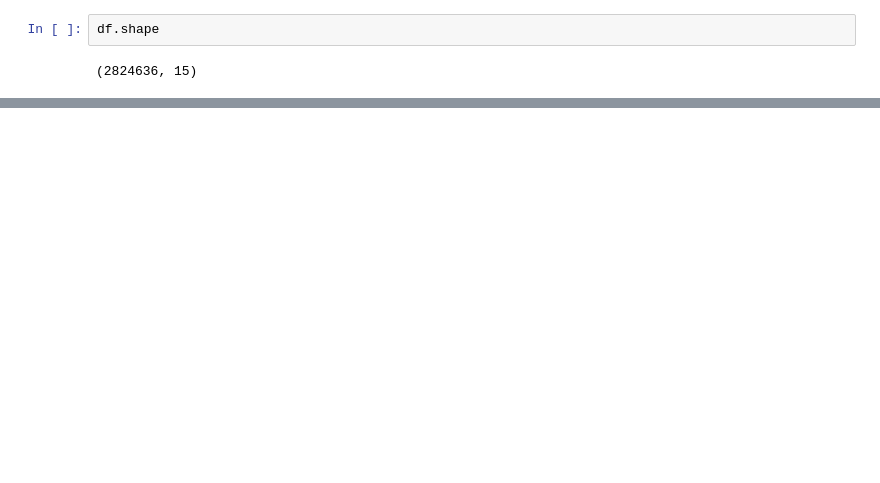
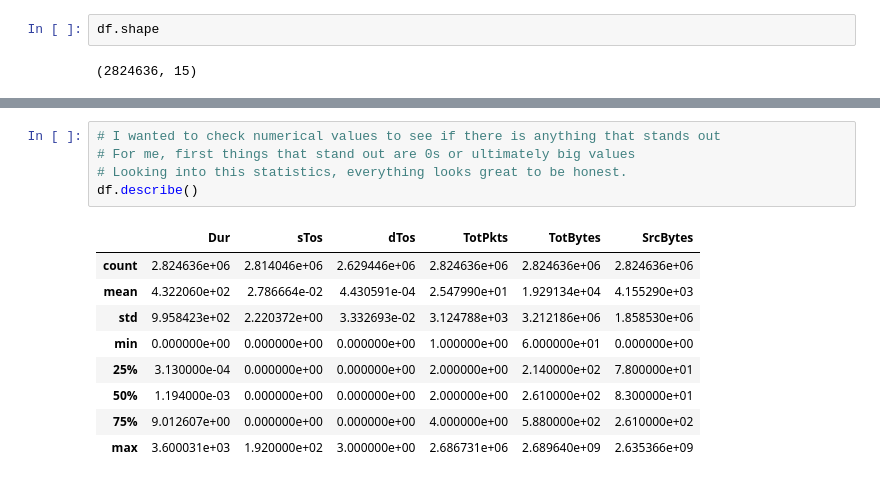
Before and after one commit to Ch3ddarr/dsb_capstone, a Jupyter notebook: capstone2/02_EDA.ipynb, the cells around one changed output, grey strips where cells are left out. Drawn from its saved outputs; the diff is of its cells as text; blank space fills up the shorter version.

```diff
--- a/capstone2/02_EDA.ipynb
+++ b/capstone2/02_EDA.ipynb
@@ -39,0 +149,15 @@ df.head()
+# %%
+# I wanted to check numerical values to see if there is anything that stands out
+# For me, first things that stand out are 0s or ultimately big values
+# Looking into this statistics, everything looks great to be honest.
+df.describe()
+# %% [output]
+|  | Dur | sTos | dTos | TotPkts | TotBytes | SrcBytes |
+| count | 2.824636e+06 | 2.814046e+06 | 2.629446e+06 | 2.824636e+06 | 2.824636e+06 | 2.824636e+06 |
+| mean | 4.322060e+02 | 2.786664e-02 | 4.430591e-04 | 2.547990e+01 | 1.929134e+04 | 4.155290e+03 |
+| std | 9.958423e+02 | 2.220372e+00 | 3.332693e-02 | 3.124788e+03 | 3.212186e+06 | 1.858530e+06 |
+| min | 0.000000e+00 | 0.000000e+00 | 0.000000e+00 | 1.000000e+00 | 6.000000e+01 | 0.000000e+00 |
+| 25% | 3.130000e-04 | 0.000000e+00 | 0.000000e+00 | 2.000000e+00 | 2.140000e+02 | 7.800000e+01 |
+| 50% | 1.194000e-03 | 0.000000e+00 | 0.000000e+00 | 2.000000e+00 | 2.610000e+02 | 8.300000e+01 |
+| 75% | 9.012607e+00 | 0.000000e+00 | 0.000000e+00 | 4.000000e+00 | 5.880000e+02 | 2.610000e+02 |
+| max | 3.600031e+03 | 1.920000e+02 | 3.000000e+00 | 2.686731e+06 | 2.689640e+09 | 2.635366e+09 |
```
Also changed, not shown: parts of 18 cells of this notebook.
